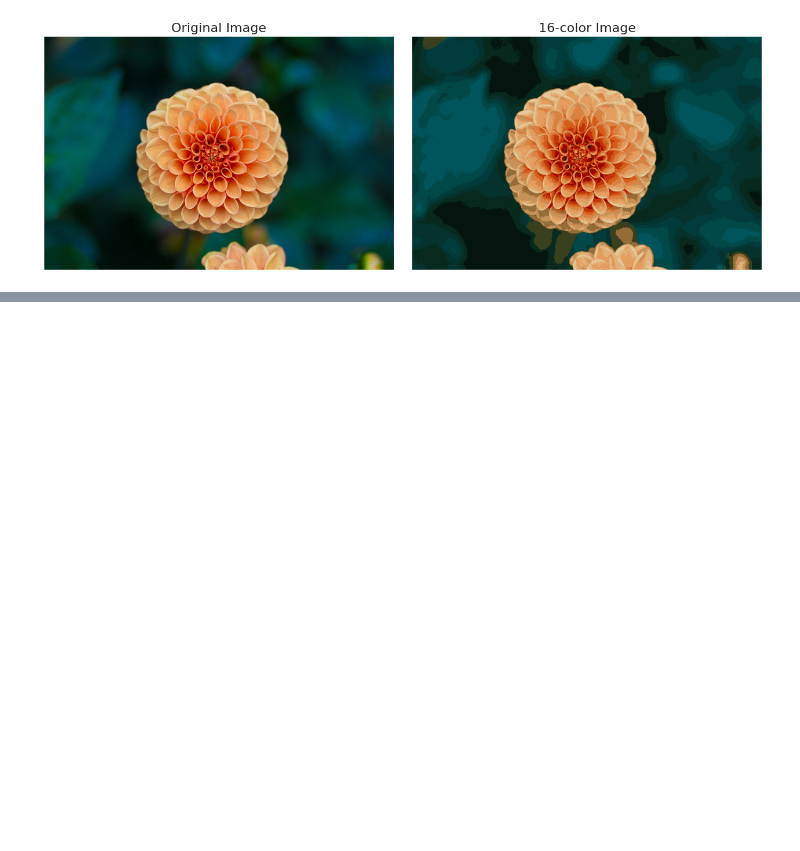
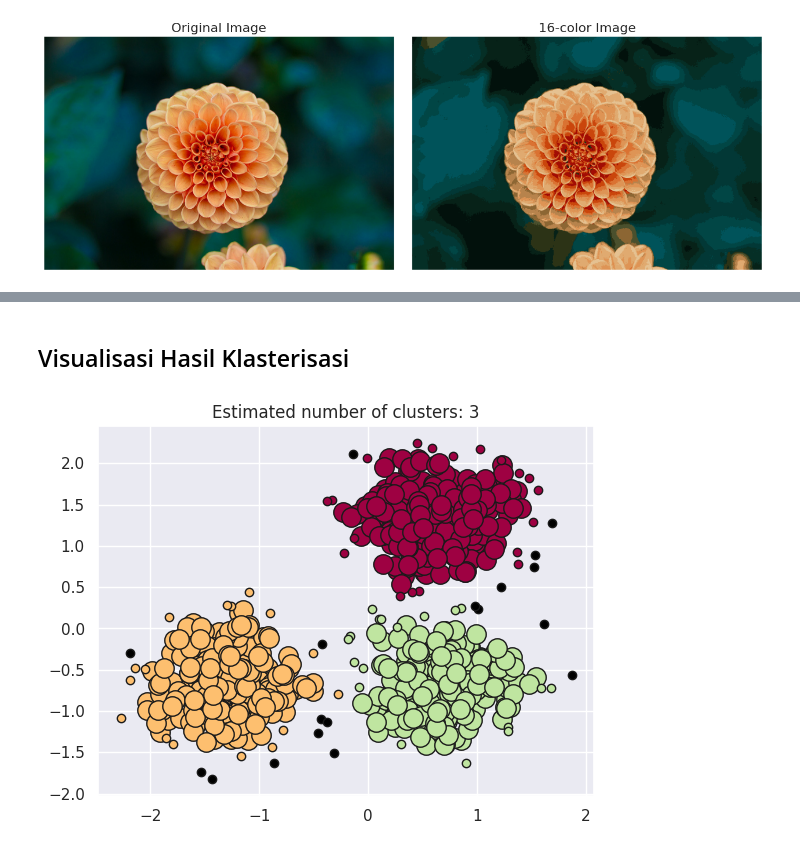
Before and after one commit to EsatovinVictoria/ML_Semester5_EsatovinEbenhaezerVictoria, a Jupyter notebook: Pertemuan_4/JS04_Klasterisasi.ipynb, the cells around one changed output, grey strips where cells are left out. Drawn from its saved outputs; the diff is of its cells as text; code cells hidden in the pictures; blank space fills up the shorter version.

```diff
--- a/Pertemuan_4/JS04_Klasterisasi.ipynb
+++ b/Pertemuan_4/JS04_Klasterisasi.ipynb
@@ -336,0 +402,56 @@ ax[1].set_title('16-color Image', size=16);
+# %% [markdown]
+## Visualisasi Hasil Klasterisasi
+# %%
+# Visualisasi Hasil Klasterisasi
+
+import matplotlib.pyplot as plt
+import numpy as np
+
+# Membuat mask untuk core samples
+core_samples_mask = np.zeros_like(labels, dtype=bool)
+core_samples_mask[db.core_sample_indices_] = True
+
+# Mengambil label unik hasil DBSCAN
+unique_labels = set(labels)
+
+# Visualisasi setiap cluster
+for k in unique_labels:
+    if k == -1:
+        # Warna hitam digunakan untuk noise
+        col = [0, 0, 0, 1]
+    else:
+        col = plt.cm.Spectral(float(k) / n_clusters_)
+
+    class_member_mask = labels == k
+
+    # Core samples
+    xy = X[class_member_mask & core_samples_mask]
+    plt.plot(
+        xy[:, 0],
+        xy[:, 1],
+        "o",
+        markerfacecolor=tuple(col),
+        markeredgecolor="k",
+        markersize=14
+    )
+
+    # Non-core samples
+    xy = X[class_member_mask & ~core_samples_mask]
+    plt.plot(
+        xy[:, 0],
+        xy[:, 1],
+        "o",
+        markerfacecolor=tuple(col),
+        markeredgecolor="k",
+        markersize=6
+    )
+
+plt.title("Estimated number of clusters: %d" % n_clusters_)
+plt.show()
+
+# Interpretasi visual:
+# Titik besar berwarna → core samples dalam klaster.
+# Titik kecil berwarna → non-core samples, tetap termasuk klaster.
+# Titik hitam → noise/outlier.
+# %% [output]
+[figure, added]
```
Also changed, not shown: parts of 11 cells of this notebook.
